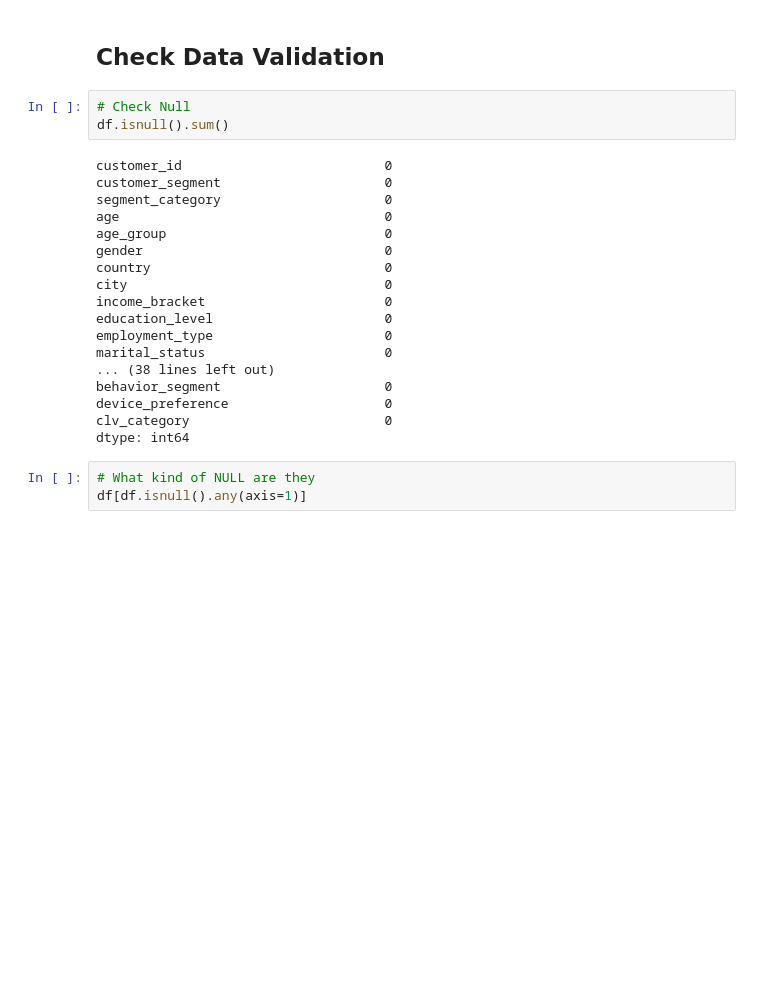
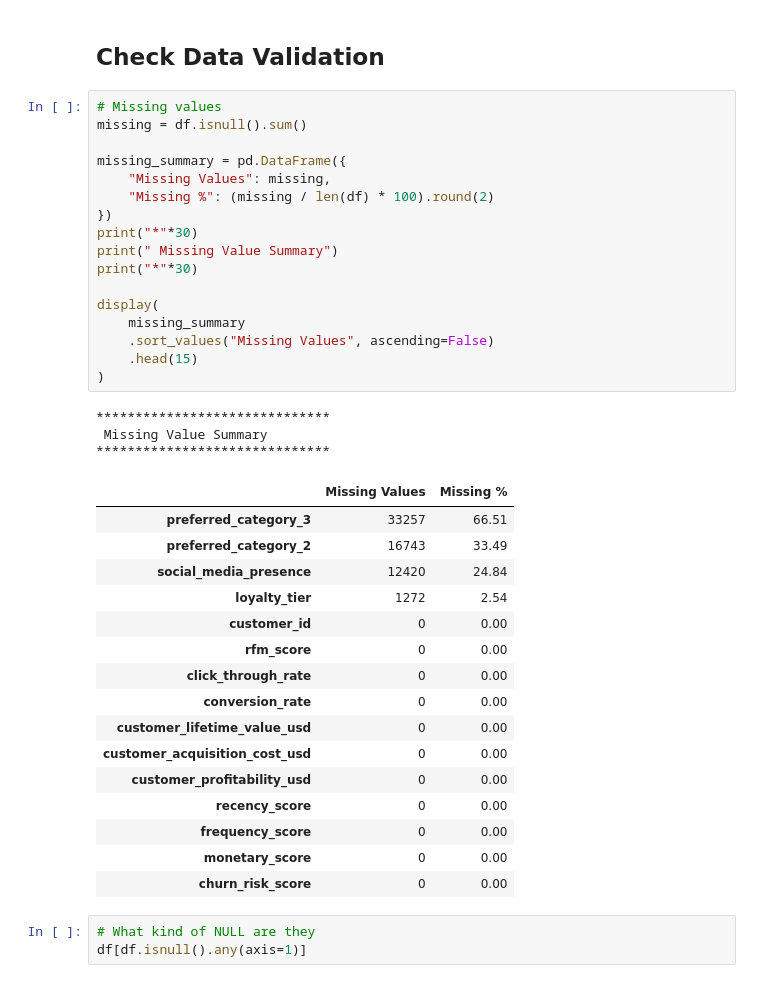
Before and after one commit to yezaw-zafki/Industrial-Analysis-EDA, a Jupyter notebook: E-commerace Customer Segmentation.ipynb, the cells around one changed output. Saved outputs shown, nothing was run; the diff lists cells and outputs as text; blank space fills up the shorter version.

```diff
--- a/segmentation.ipynb
+++ b/E-commerace Customer Segmentation.ipynb
@@ -59,26 +54,42 @@ Columns: 53
 # %% [markdown]
 ## Check Data Validation
 # %%
-# Check Null
-df.isnull().sum()
+# Missing values
+missing = df.isnull().sum()
+
+missing_summary = pd.DataFrame({
+    "Missing Values": missing,
+    "Missing %": (missing / len(df) * 100).round(2)
+})
+print("*"*30)
+print(" Missing Value Summary")
+print("*"*30)
+
+display(
+    missing_summary
+    .sort_values("Missing Values", ascending=False)
+    .head(15)
+)
 # %% [output]
-customer_id                          0
-customer_segment                     0
-segment_category                     0
-age                                  0
-age_group                            0
-gender                               0
-country                              0
-city                                 0
-income_bracket                       0
-education_level                      0
-employment_type                      0
-marital_status                       0
-... (38 lines left out)
-behavior_segment                     0
-device_preference                    0
-clv_category                         0
-dtype: int64
+******************************
+ Missing Value Summary
+******************************
+|  | Missing Values | Missing % |
+| preferred_category_3 | 33257 | 66.51 |
+| preferred_category_2 | 16743 | 33.49 |
+| social_media_presence | 12420 | 24.84 |
+| loyalty_tier | 1272 | 2.54 |
+| customer_id | 0 | 0.00 |
+| rfm_score | 0 | 0.00 |
+| click_through_rate | 0 | 0.00 |
+| conversion_rate | 0 | 0.00 |
+| customer_lifetime_value_usd | 0 | 0.00 |
+| customer_acquisition_cost_usd | 0 | 0.00 |
+| customer_profitability_usd | 0 | 0.00 |
+| recency_score | 0 | 0.00 |
+| frequency_score | 0 | 0.00 |
+| monetary_score | 0 | 0.00 |
+| churn_risk_score | 0 | 0.00 |
 # %%
 # What kind of NULL are they
 df[df.isnull().any(axis=1)]
```
Also changed, not shown: parts of 12 cells of this notebook.
